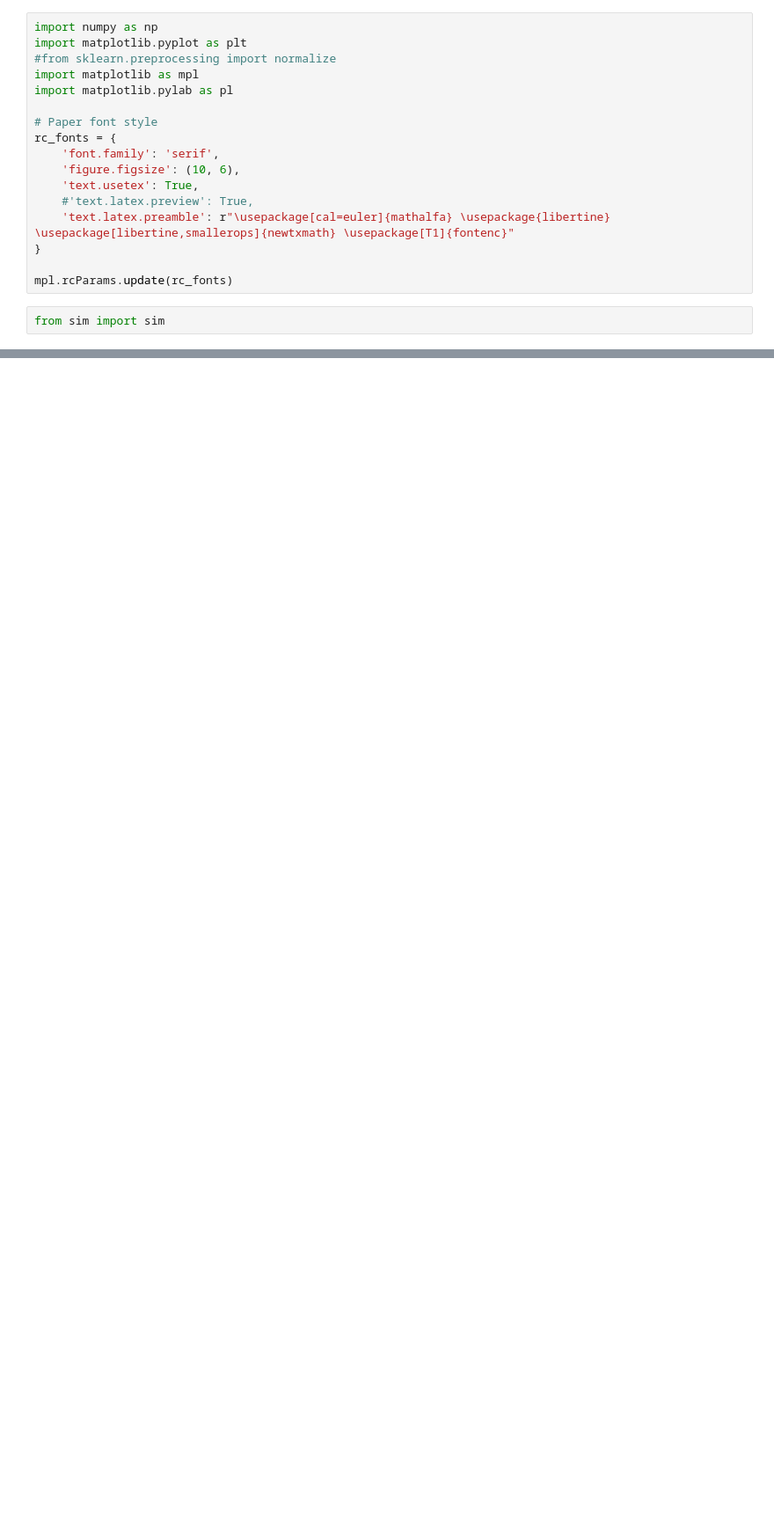
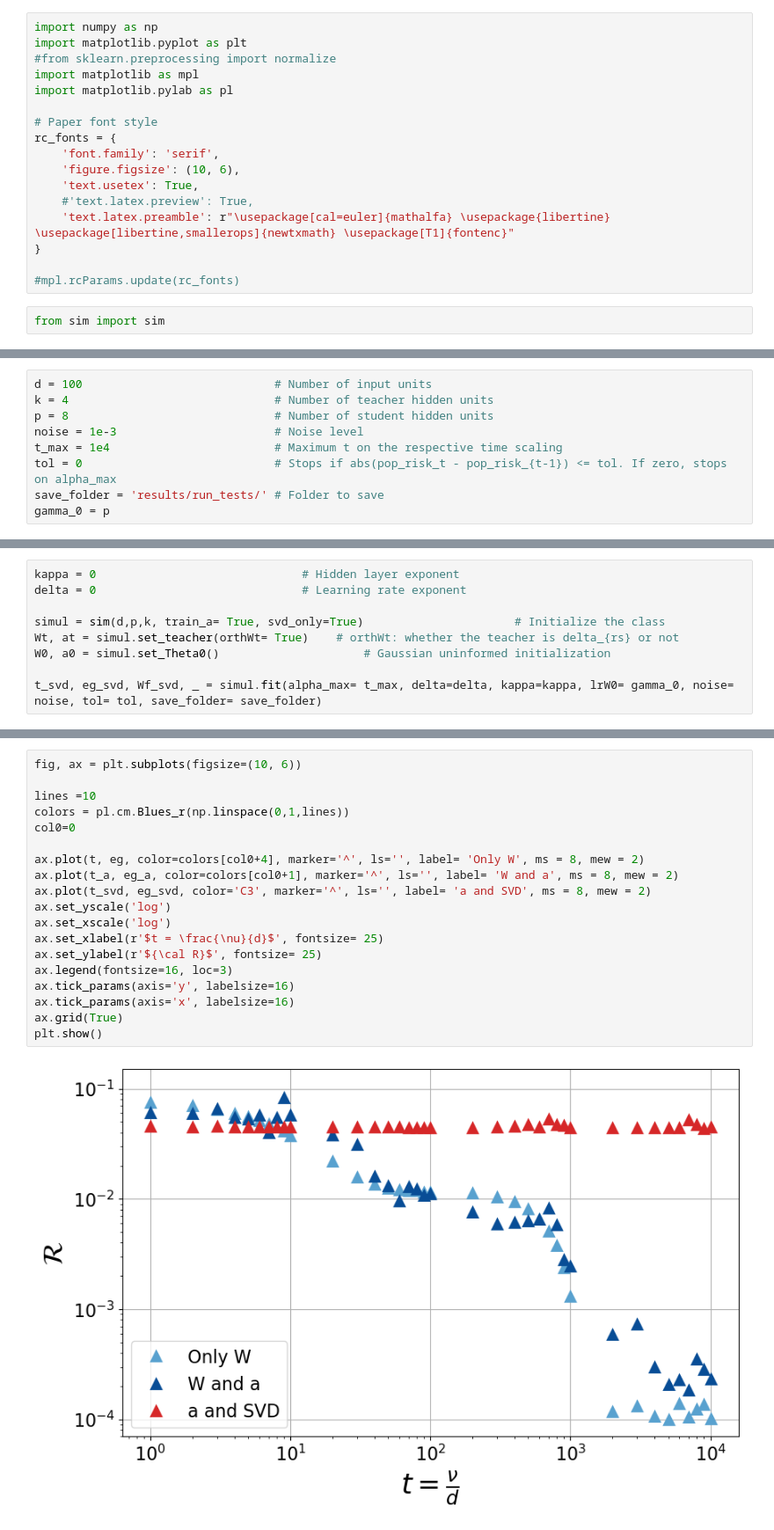
Before and after one commit to rodsveiga/svd_dyn, a Jupyter notebook: sim/tests.ipynb, the cells around one changed output, grey strips where cells are left out. Shown at 88% size. Cells and saved outputs as stored; diff of their text form; blank space fills up the shorter version.

```diff
--- a/sim/tests.ipynb
+++ b/sim/tests.ipynb
@@ -14,7 +14,7 @@ rc_fonts = {
     'text.latex.preamble': r"\usepackage[cal=euler]{mathalfa} \usepackage{libertine} \usepackage[libertine,smallerops]{newtxmath} \usepackage[T1]{fontenc}"
 }
 
-mpl.rcParams.update(rc_fonts)
+#mpl.rcParams.update(rc_fonts)
 # %%
 from sim import sim
 # %%
@@ -75,0 +65,9 @@ array([[ 1.00000000e+02,  3.67227904e-14,  5.92585103e-15,
+# %%
+d = 100                            # Number of input units
+k = 4                              # Number of teacher hidden units
+p = 8                              # Number of student hidden units
+noise = 1e-3                       # Noise level
+t_max = 1e4                        # Maximum t on the respective time scaling
+tol = 0                            # Stops if abs(pop_risk_t - pop_risk_{t-1}) <= tol. If zero, stops on alpha_max
+save_folder = 'results/run_tests/' # Folder to save
+gamma_0 = p
@@ -75,0 +110,9 @@ array([[ 1.00000000e+02,  3.67227904e-14,  5.92585103e-15,
+# %%
+kappa = 0                              # Hidden layer exponent
+delta = 0                              # Learning rate exponent
+
+simul = sim(d,p,k, train_a= True, svd_only=True)                      # Initialize the class
+Wt, at = simul.set_teacher(orthWt= True)    # orthWt: whether the teacher is delta_{rs} or not
+W0, a0 = simul.set_Theta0()                     # Gaussian uninformed initialization
+
+t_svd, eg_svd, Wf_svd, _ = simul.fit(alpha_max= t_max, delta=delta, kappa=kappa, lrW0= gamma_0, noise= noise, tol= tol, save_folder= save_folder)
@@ -75,0 +137,21 @@ array([[ 1.00000000e+02,  3.67227904e-14,  5.92585103e-15,
+# %%
+fig, ax = plt.subplots(figsize=(10, 6))
+
+lines =10
+colors = pl.cm.Blues_r(np.linspace(0,1,lines))
+col0=0
+
+ax.plot(t, eg, color=colors[col0+4], marker='^', ls='', label= 'Only W', ms = 8, mew = 2)
+ax.plot(t_a, eg_a, color=colors[col0+1], marker='^', ls='', label= 'W and a', ms = 8, mew = 2)
+ax.plot(t_svd, eg_svd, color='C3', marker='^', ls='', label= 'a and SVD', ms = 8, mew = 2)
+ax.set_yscale('log')
+ax.set_xscale('log')
+ax.set_xlabel(r'$t = \frac{\nu}{d}$', fontsize= 25)
+ax.set_ylabel(r'${\cal R}$', fontsize= 25)
+ax.legend(fontsize=16, loc=3)
+ax.tick_params(axis='y', labelsize=16)
+ax.tick_params(axis='x', labelsize=16)
+ax.grid(True)
+plt.show()
+# %% [output]
+[figure, added]
```
Also changed, not shown: parts of 24 cells of this notebook, 3 other files.
